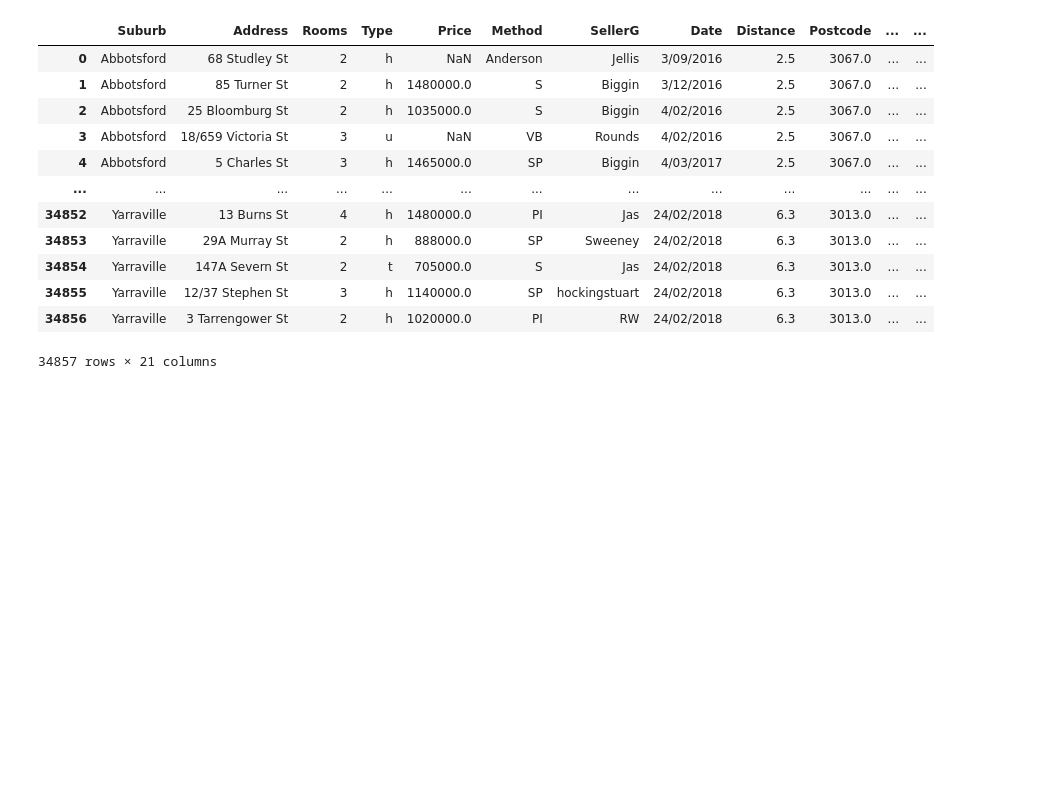
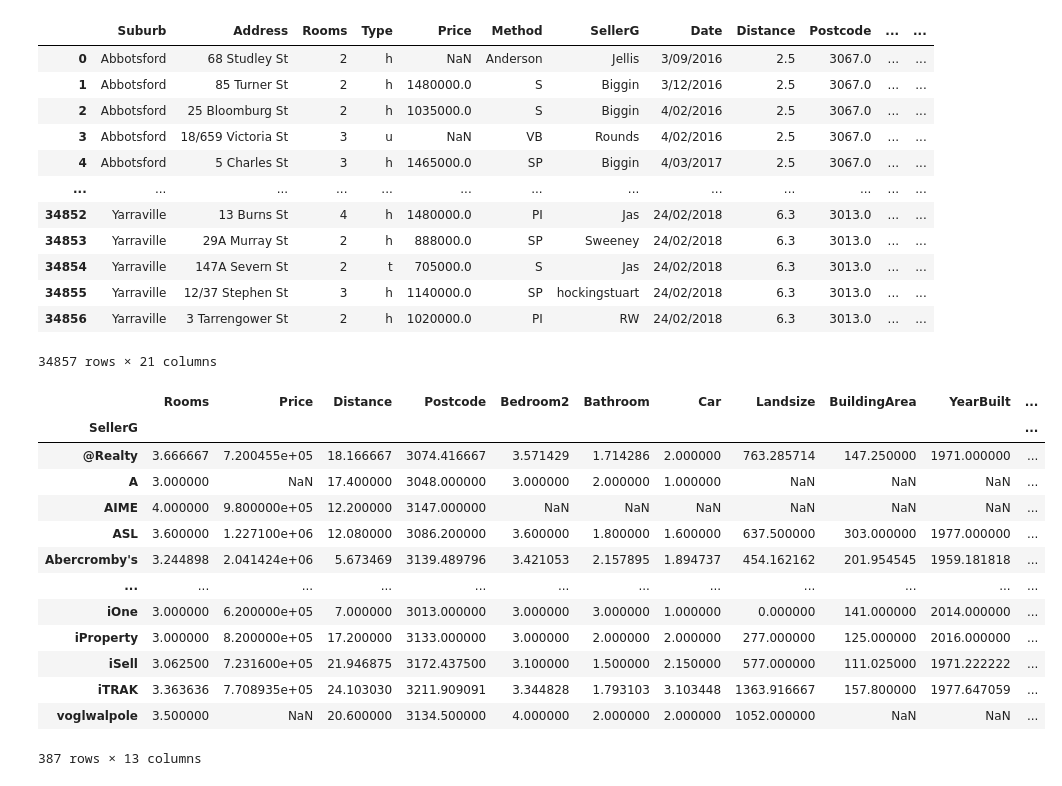
Before and after one commit to AndersonGL/Data-Science, a Jupyter notebook: house.ipynb, the cells around one changed output. Cells and saved outputs as stored; diff of their text form; code cells hidden in the pictures; blank space fills up the shorter version.

```diff
--- a/house.ipynb
+++ b/house.ipynb
@@ -126,3 +124,20 @@ df
 | 34855 | Yarraville | 12/37 Stephen St | 3 | h | 1140000.0 | SP | hockingstuart | 24/02/2018 | 6.3 | 3013.0 | ... | ... |
 | 34856 | Yarraville | 3 Tarrengower St | 2 | h | 1020000.0 | PI | RW | 24/02/2018 | 6.3 | 3013.0 | ... | ... |
 34857 rows × 21 columns
+# %%
+df.groupby(['SellerG']).mean(numeric_only=True) #  puxando media
+# %% [output]
+|  | Rooms | Price | Distance | Postcode | Bedroom2 | Bathroom | Car | Landsize | BuildingArea | YearBuilt | ... |
+| SellerG |  |  |  |  |  |  |  |  |  |  | ... |
+| @Realty | 3.666667 | 7.200455e+05 | 18.166667 | 3074.416667 | 3.571429 | 1.714286 | 2.000000 | 763.285714 | 147.250000 | 1971.000000 | ... |
+| A | 3.000000 | NaN | 17.400000 | 3048.000000 | 3.000000 | 2.000000 | 1.000000 | NaN | NaN | NaN | ... |
+| AIME | 4.000000 | 9.800000e+05 | 12.200000 | 3147.000000 | NaN | NaN | NaN | NaN | NaN | NaN | ... |
+| ASL | 3.600000 | 1.227100e+06 | 12.080000 | 3086.200000 | 3.600000 | 1.800000 | 1.600000 | 637.500000 | 303.000000 | 1977.000000 | ... |
+| Abercromby's | 3.244898 | 2.041424e+06 | 5.673469 | 3139.489796 | 3.421053 | 2.157895 | 1.894737 | 454.162162 | 201.954545 | 1959.181818 | ... |
+| ... | ... | ... | ... | ... | ... | ... | ... | ... | ... | ... | ... |
+| iOne | 3.000000 | 6.200000e+05 | 7.000000 | 3013.000000 | 3.000000 | 3.000000 | 1.000000 | 0.000000 | 141.000000 | 2014.000000 | ... |
+| iProperty | 3.000000 | 8.200000e+05 | 17.200000 | 3133.000000 | 3.000000 | 2.000000 | 2.000000 | 277.000000 | 125.000000 | 2016.000000 | ... |
+| iSell | 3.062500 | 7.231600e+05 | 21.946875 | 3172.437500 | 3.100000 | 1.500000 | 2.150000 | 577.000000 | 111.025000 | 1971.222222 | ... |
+| iTRAK | 3.363636 | 7.708935e+05 | 24.103030 | 3211.909091 | 3.344828 | 1.793103 | 3.103448 | 1363.916667 | 157.800000 | 1977.647059 | ... |
+| voglwalpole | 3.500000 | NaN | 20.600000 | 3134.500000 | 4.000000 | 2.000000 | 2.000000 | 1052.000000 | NaN | NaN | ... |
+387 rows × 13 columns
```
Also changed, not shown: parts of 4 cells of this notebook, 1 other file.
